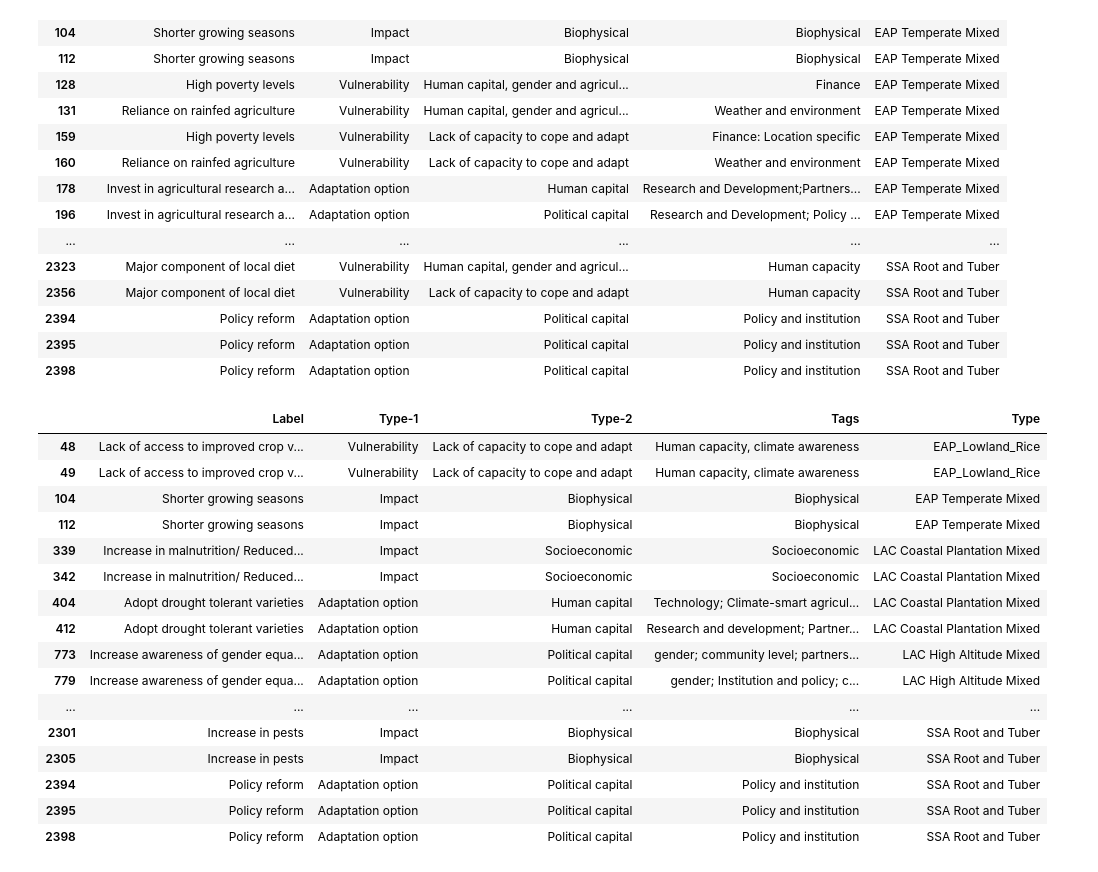
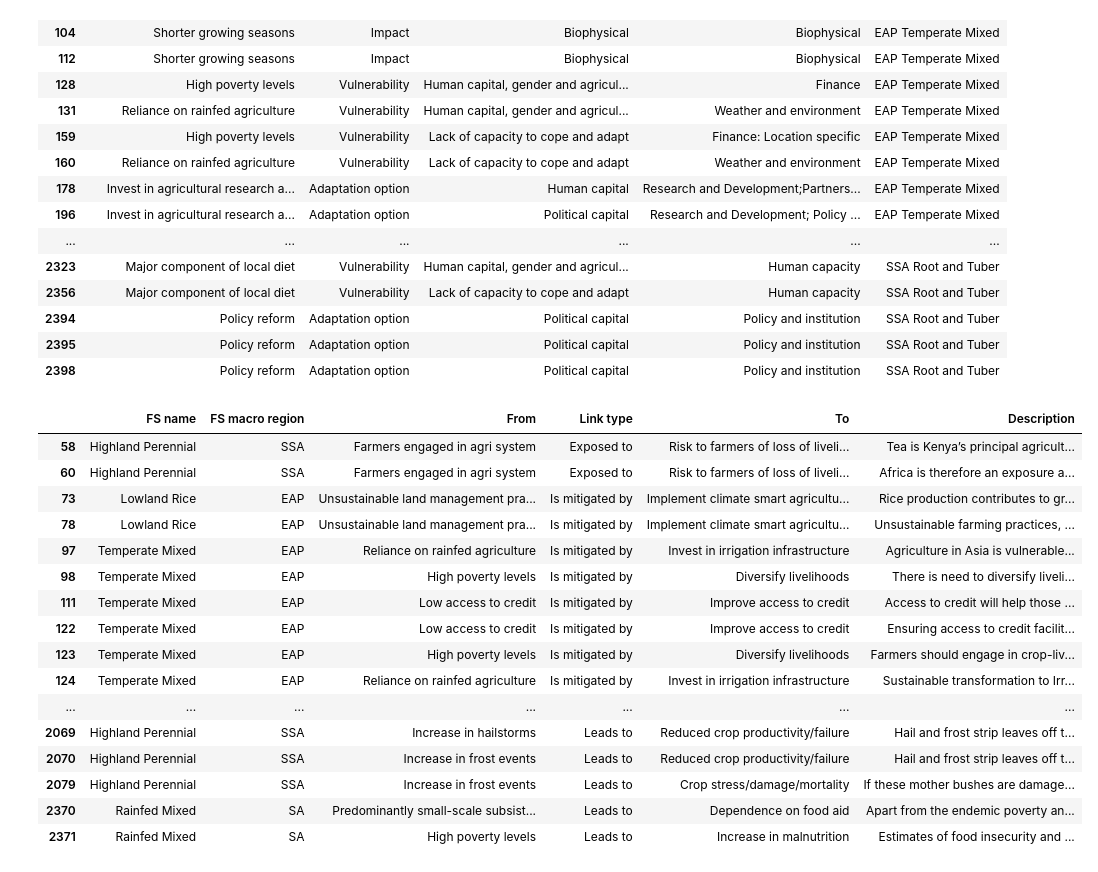
Before and after one commit to iberius96/DP_DPI, a Jupyter notebook: OTHER/tests.ipynb, the cells around one changed output. Saved outputs shown, nothing was run; the diff lists cells and outputs as text; code cells hidden in the pictures.

```diff
--- a/OTHER/tests.ipynb
+++ b/OTHER/tests.ipynb
@@ -1272,23 +1272,25 @@ factors.loc[find_duplicate_rows(factors, ['Label','Type-1','Type'])]
 | 2394 | Policy reform | Adaptation option | Political capital | Policy and institution | SSA Root and Tuber |
 | 2395 | Policy reform | Adaptation option | Political capital | Policy and institution | SSA Root and Tuber |
 | 2398 | Policy reform | Adaptation option | Political capital | Policy and institution | SSA Root and Tuber |
-# %%
-factors.loc[find_duplicate_rows(factors, ['Label','Type-1','Type-2','Type'])]
-# %% [output]
-|  | Label | Type-1 | Type-2 | Tags | Type |
-| 48 | Lack of access to improved crop v... | Vulnerability | Lack of capacity to cope and adapt | Human capacity, climate awareness | EAP_Lowland_Rice |
-| 49 | Lack of access to improved crop v... | Vulnerability | Lack of capacity to cope and adapt | Human capacity, climate awareness | EAP_Lowland_Rice |
-| 104 | Shorter growing seasons | Impact | Biophysical | Biophysical | EAP Temperate Mixed |
-| 112 | Shorter growing seasons | Impact | Biophysical | Biophysical | EAP Temperate Mixed |
-| 339 | Increase in malnutrition/ Reduced... | Impact | Socioeconomic | Socioeconomic | LAC Coastal Plantation Mixed |
-| 342 | Increase in malnutrition/ Reduced... | Impact | Socioeconomic | Socioeconomic | LAC Coastal Plantation Mixed |
-| 404 | Adopt drought tolerant varieties | Adaptation option | Human capital | Technology; Climate-smart agricul... | LAC Coastal Plantation Mixed |
-| 412 | Adopt drought tolerant varieties | Adaptation option | Human capital | Research and development; Partner... | LAC Coastal Plantation Mixed |
-| 773 | Increase awareness of gender equa... | Adaptation option | Political capital | gender; community level; partners... | LAC High Altitude Mixed |
-| 779 | Increase awareness of gender equa... | Adaptation option | Political capital | gender; Institution and policy; c... | LAC High Altitude Mixed |
-| ... | ... | ... | ... | ... | ... |
-| 2301 | Increase in pests | Impact | Biophysical | Biophysical | SSA Root and Tuber |
-| 2305 | Increase in pests | Impact | Biophysical | Biophysical | SSA Root and Tuber |
-| 2394 | Policy reform | Adaptation option | Political capital | Policy and institution | SSA Root and Tuber |
-| 2395 | Policy reform | Adaptation option | Political capital | Policy and institution | SSA Root and Tuber |
-| 2398 | Policy reform | Adaptation option | Political capital | Policy and institution | SSA Root and Tuber |
+# %%
+connections = pd.read_csv("../DP/CRISP Dataset/CSV/DB csv/connections.csv")[['FS name','FS macro region','From','Link type','To','Description']]
+#connections
+connections.loc[find_duplicate_rows(connections, ['FS name','FS macro region','From','Link type','To'])]
+# %% [output]
+|  | FS name | FS macro region | From | Link type | To | Description |
+| 58 | Highland Perennial | SSA | Farmers engaged in agri system | Exposed to | Risk to farmers of loss of liveli... | Tea is Kenya’s principal agricult... |
+| 60 | Highland Perennial | SSA | Farmers engaged in agri system | Exposed to | Risk to farmers of loss of liveli... | Africa is therefore an exposure a... |
+| 73 | Lowland Rice | EAP | Unsustainable land management pra... | Is mitigated by | Implement climate smart agricultu... | Rice production contributes to gr... |
+| 78 | Lowland Rice | EAP | Unsustainable land management pra... | Is mitigated by | Implement climate smart agricultu... | Unsustainable farming practices, ... |
+| 97 | Temperate Mixed | EAP | Reliance on rainfed agriculture | Is mitigated by | Invest in irrigation infrastructure | Agriculture in Asia is vulnerable... |
+| 98 | Temperate Mixed | EAP | High poverty levels | Is mitigated by | Diversify livelihoods | There is need to diversify liveli... |
+| 111 | Temperate Mixed | EAP | Low access to credit | Is mitigated by | Improve access to credit | Access to credit will help those ... |
+| 122 | Temperate Mixed | EAP | Low access to credit | Is mitigated by | Improve access to credit | Ensuring access to credit facilit... |
+| 123 | Temperate Mixed | EAP | High poverty levels | Is mitigated by | Diversify livelihoods | Farmers should engage in crop-liv... |
+| 124 | Temperate Mixed | EAP | Reliance on rainfed agriculture | Is mitigated by | Invest in irrigation infrastructure | Sustainable transformation to Irr... |
+| ... | ... | ... | ... | ... | ... | ... |
+| 2069 | Highland Perennial | SSA | Increase in hailstorms | Leads to | Reduced crop productivity/failure | Hail and frost strip leaves off t... |
+| 2070 | Highland Perennial | SSA | Increase in frost events | Leads to | Reduced crop productivity/failure | Hail and frost strip leaves off t... |
+| 2079 | Highland Perennial | SSA | Increase in frost events | Leads to | Crop stress/damage/mortality | If these mother bushes are damage... |
+| 2370 | Rainfed Mixed | SA | Predominantly small-scale subsist... | Leads to | Dependence on food aid | Apart from the endemic poverty an... |
+| 2371 | Rainfed Mixed | SA | High poverty levels | Leads to | Increase in malnutrition | Estimates of food insecurity and ... |
```
Also changed, not shown: 6 other files.
